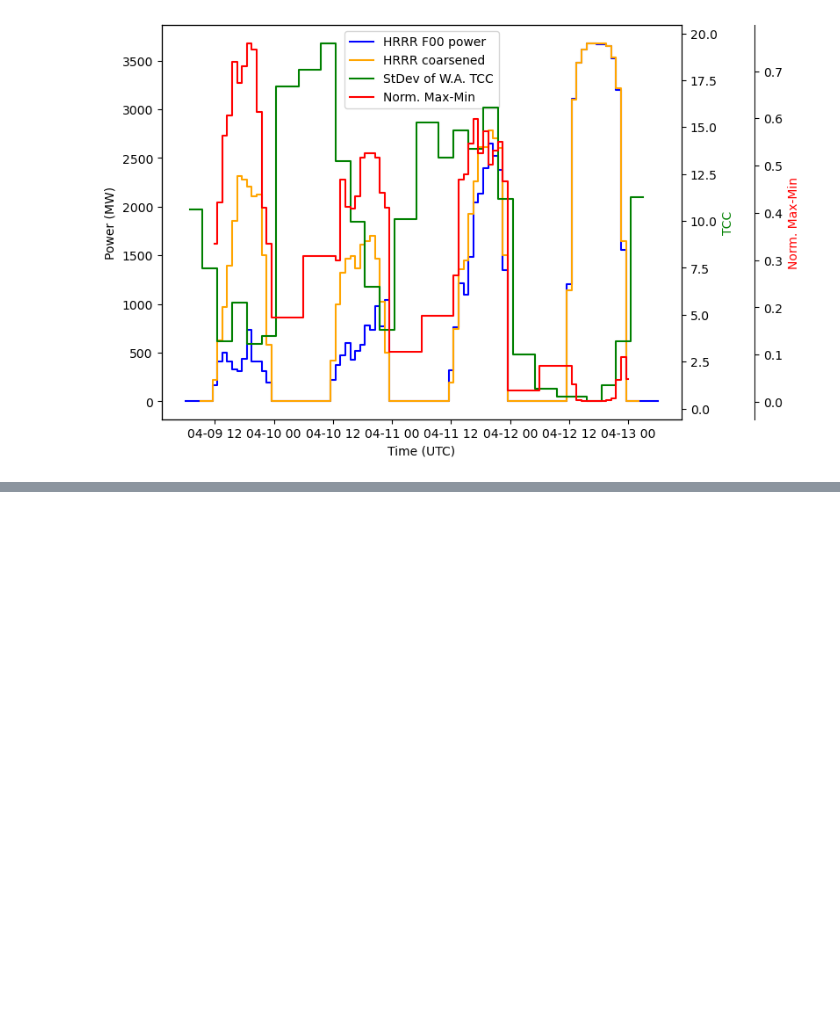
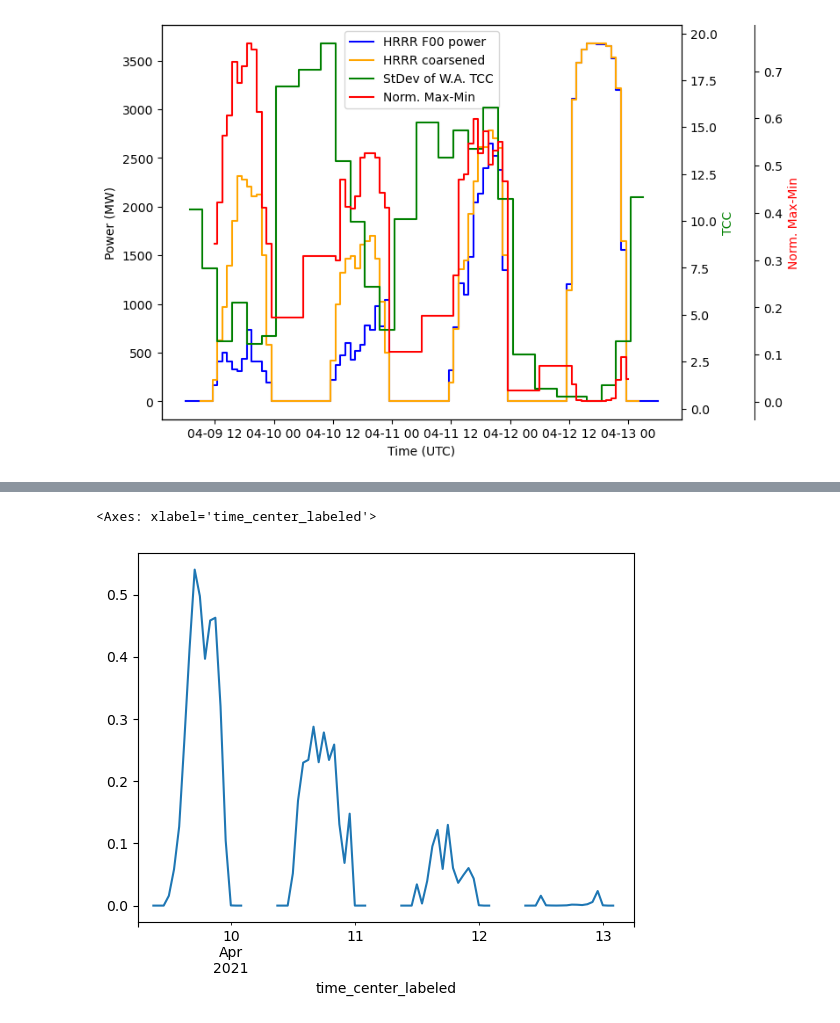
Before and after one commit to williamhobbs/solar-fleet-forecast-probability-tool, a Jupyter notebook: example_notebooks/06_indicators_of_forecast_error.ipynb, the cells around one changed output, grey strips where cells are left out. Saved outputs shown, nothing was run; the diff lists cells and outputs as text; code cells hidden in the pictures; blank space fills up the shorter version.

```diff
--- a/example_notebooks/06_indicators_of_forecast_error.ipynb
+++ b/example_notebooks/06_indicators_of_forecast_error.ipynb
@@ -129,0 +117,8 @@ ax3.yaxis.label.set_color(p4[0].get_color())
+# %%
+abs_err = (p_ac_hrrr_coarse_all.power_ac-p_ac_hrrr_actuals_all.power_ac).abs()
+norm_abs_err = abs_err/power_ac_cs_all.power_ac.max() # use power_ac_cs_all.max() as proxy for nameplate rating
+# %%
+norm_abs_err.plot()
+# %% [output]
+<Axes: xlabel='time_center_labeled'>
+[figure, added]
```
Also changed, not shown: parts of 8 cells of this notebook.
